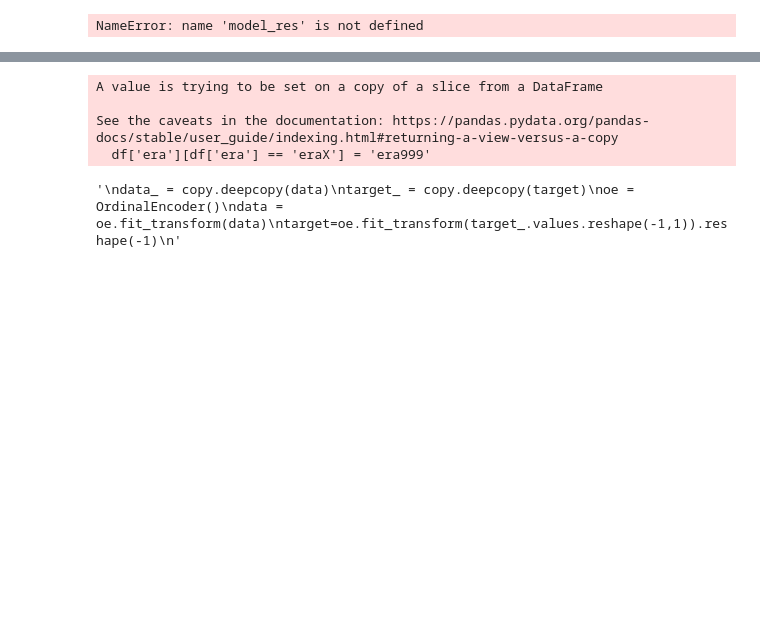
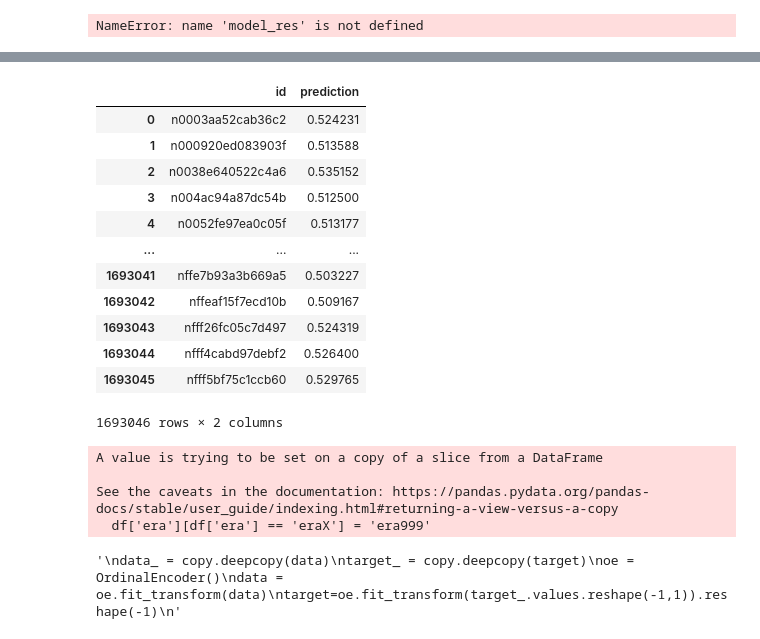
Before and after one commit to jamesgmccarthy/Numerai, a Jupyter notebook: test.ipynb, the cells around one changed output, grey strips where cells are left out. Drawn from its saved outputs; the diff is of its cells as text; code cells hidden in the pictures; blank space fills up the shorter version.

```diff
--- a/test.ipynb
+++ b/test.ipynb
@@ -108,0 +88,16 @@ df_preds
+# %%
+df
+# %% [output]
+|  | id | prediction |
+| 0 | n0003aa52cab36c2 | 0.524231 |
+| 1 | n000920ed083903f | 0.513588 |
+| 2 | n0038e640522c4a6 | 0.535152 |
+| 3 | n004ac94a87dc54b | 0.512500 |
+| 4 | n0052fe97ea0c05f | 0.513177 |
+| ... | ... | ... |
+| 1693041 | nffe7b93a3b669a5 | 0.503227 |
+| 1693042 | nffeaf15f7ecd10b | 0.509167 |
+| 1693043 | nfff26fc05c7d497 | 0.524319 |
+| 1693044 | nfff4cabd97debf2 | 0.526400 |
+| 1693045 | nfff5bf75c1ccb60 | 0.529765 |
+1693046 rows × 2 columns
```
Also changed, not shown: parts of 59 cells of this notebook, 9 other files.
